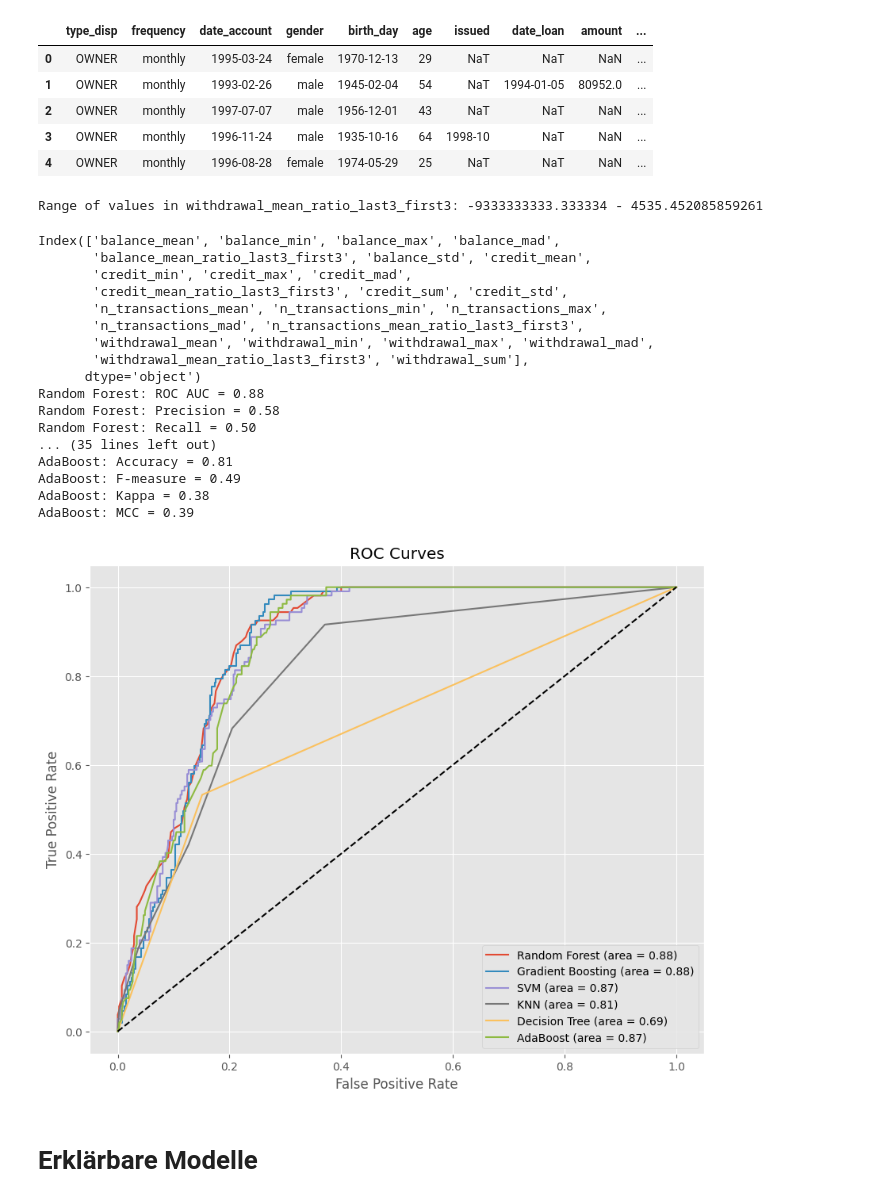
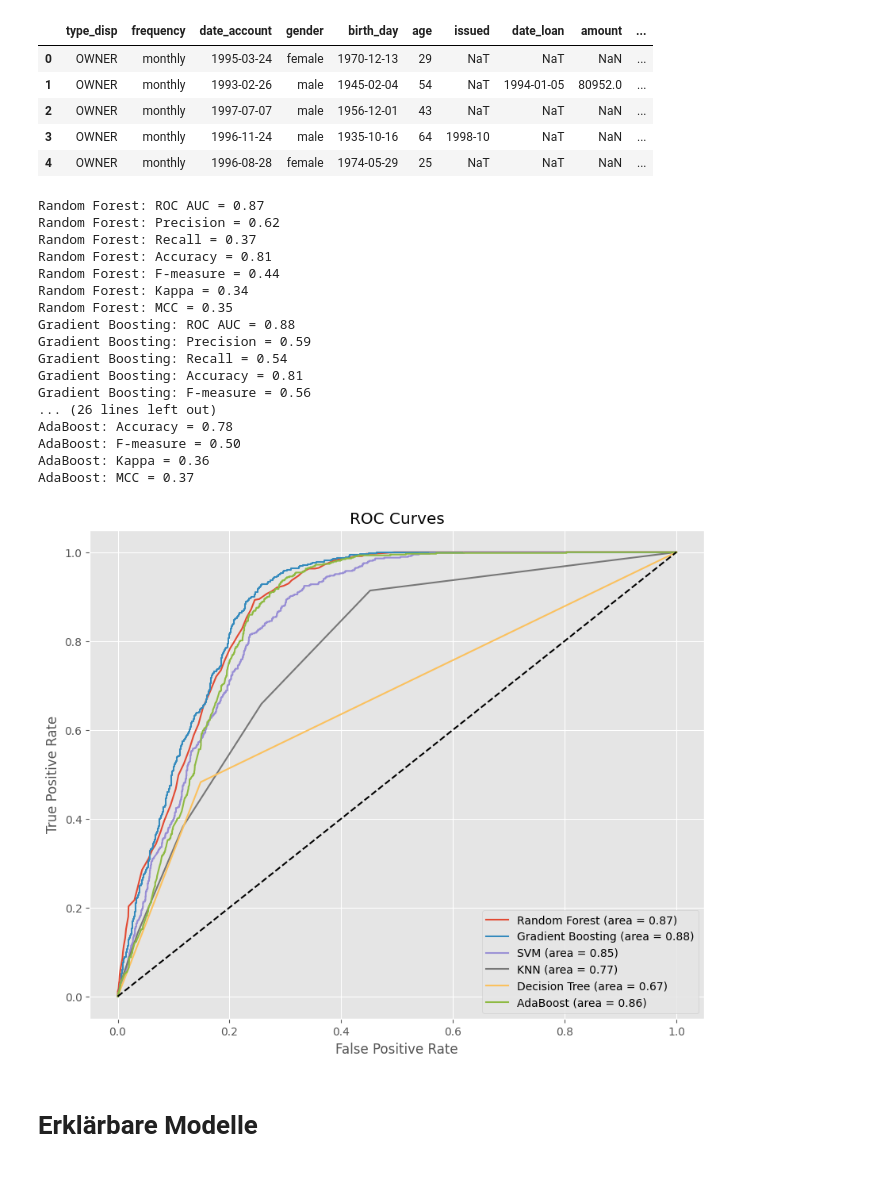
Before and after one commit to etiiiR/fhnw_aml, a Jupyter notebook: AML_MC.ipynb, the cells around one changed output. Drawn from its saved outputs; the diff is of its cells as text; code cells hidden in the pictures.

```diff
--- a/AML_MC.ipynb
+++ b/AML_MC.ipynb
@@ -2024,13 +2008,6 @@ Index([], dtype='int64')
 | 2 | OWNER | monthly | 1997-07-07 | male | 1956-12-01 | 43 | NaT | NaT | NaN | ... |
 | 3 | OWNER | monthly | 1996-11-24 | male | 1935-10-16 | 64 | 1998-10 | NaT | NaN | ... |
 | 4 | OWNER | monthly | 1996-08-28 | female | 1974-05-29 | 25 | NaT | NaT | NaN | ... |
-# %%
-# print range of values in withdrawal_mean_ratio_last3_first3
-print(
-    f"Range of values in withdrawal_mean_ratio_last3_first3: {X_feature_engineered['withdrawal_mean_ratio_last3_first3'].min()} - {X_feature_engineered['withdrawal_mean_ratio_last3_first3'].max()}"
-)
-# %% [output]
-Range of values in withdrawal_mean_ratio_last3_first3: -9333333333.333334 - 4535.452085859261
 # %%
 from sklearn.ensemble import RandomForestClassifier, GradientBoostingClassifier
 from sklearn.svm import SVC
@@ -2068,59 +2045,56 @@ param_grid = {
         "model__min_samples_split": [2, 5, 10],
     },
     "AdaBoost": {
         "model__n_estimators": [50, 100, 150],
         "model__learning_rate": [0.1, 0.01, 0.001],
     },
 }
 
-for model_name, model in models.items():
-    models[model_name] = Pipeline(
-        [("feature_selection", SelectFromModel(LassoCV())), ("model", model)]
-    )
+#for model_name, model in models.items():
+#    models[model_name] = Pipeline(
+#        [("feature_selection", SelectFromModel(LassoCV())), ("model", model)]
+#    )
 
-# todo do something with the missing values
-print(df_features.columns)
-
-selected_fields = X_feature_engineered.columns  # add the new features of df_features
+selected_fields = X.columns  # add the new features of df_features
 
 evaluator_models = ModelEvaluator(
     models, param_grid, X_feature_engineered, y, selected_fields=selected_fields
 )
 results = evaluator_models.evaluate_models()
 evaluator_models.plot_roc_curves()
 
 # for model_name in tqdm(models.keys()):
 #    best_models[model_name] = evaluator_models.optimize_model(model_name)
 
 # best_model_name = max(best_models, key=best_models.get)
 # best_model = best_models[best_model_name]
 
 # get best model out of the best_models roc auc and precision
 # best_model = max(best_models, key=lambda x: best_models[x].score(X, y))
 
 # evaluator_models.compare_top_n_customers(best_model, n=100)
 # evaluator_models
 # Assuming X and y are defined
 #
 # %% [output]
-Index(['balance_mean', 'balance_min', 'balance_max', 'balance_mad',
-       'balance_mean_ratio_last3_first3', 'balance_std', 'credit_mean',
-       'credit_min', 'credit_max', 'credit_mad',
-       'credit_mean_ratio_last3_first3', 'credit_sum', 'credit_std',
-       'n_transactions_mean', 'n_transactions_min', 'n_transactions_max',
-       'n_transactions_mad', 'n_transactions_mean_ratio_last3_first3',
-       'withdrawal_mean', 'withdrawal_min', 'withdrawal_max', 'withdrawal_mad',
-       'withdrawal_mean_ratio_last3_first3', 'withdrawal_sum'],
-      dtype='object')
-Random Forest: ROC AUC = 0.88
-Random Forest: Precision = 0.58
-Random Forest: Recall = 0.50
-... (35 lines left out)
-AdaBoost: Accuracy = 0.81
-AdaBoost: F-measure = 0.49
-AdaBoost: Kappa = 0.38
-AdaBoost: MCC = 0.39
+Random Forest: ROC AUC = 0.87
+Random Forest: Precision = 0.62
+Random Forest: Recall = 0.37
+Random Forest: Accuracy = 0.81
+Random Forest: F-measure = 0.44
+Random Forest: Kappa = 0.34
+Random Forest: MCC = 0.35
+Gradient Boosting: ROC AUC = 0.88
+Gradient Boosting: Precision = 0.59
+Gradient Boosting: Recall = 0.54
+Gradient Boosting: Accuracy = 0.81
+Gradient Boosting: F-measure = 0.56
+... (26 lines left out)
+AdaBoost: Accuracy = 0.78
+AdaBoost: F-measure = 0.50
+AdaBoost: Kappa = 0.36
+AdaBoost: MCC = 0.37
-[figure, old version]
+[figure, new version]
 # %% [markdown]
 # Erklärbare Modelle
 # %%
```
Also changed, not shown: parts of 15 cells of this notebook.
